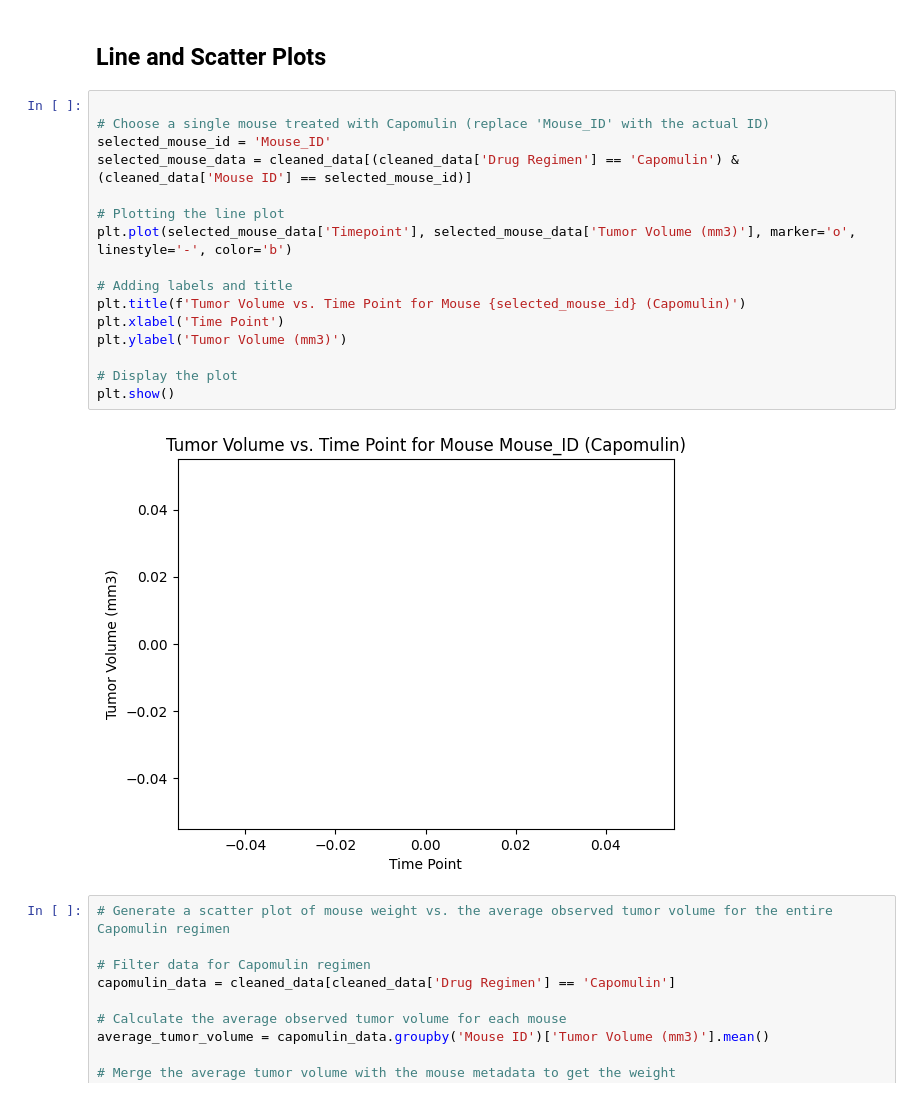
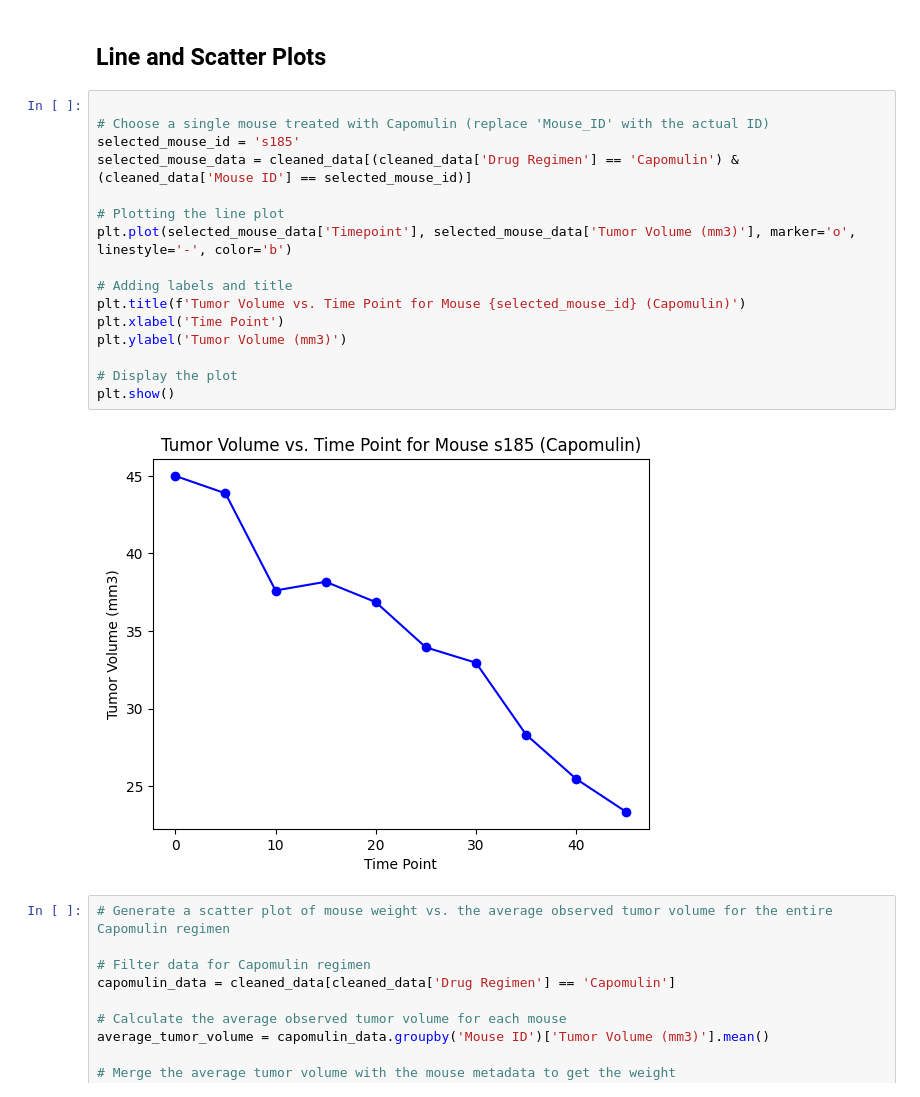
Before and after one commit to thesarahcain/module5-challenge, a Jupyter notebook: Pymaceuticals/pymaceuticals_starter.ipynb, the cells around one changed output. Saved outputs shown, nothing was run; the diff lists cells and outputs as text.

```diff
--- a/Pymaceuticals/pymaceuticals_starter.ipynb
+++ b/Pymaceuticals/pymaceuticals_starter.ipynb
@@ -367,21 +368,21 @@ plt.show()
 # %%
 
 # Choose a single mouse treated with Capomulin (replace 'Mouse_ID' with the actual ID)
-selected_mouse_id = 'Mouse_ID'
+selected_mouse_id = 's185'
 selected_mouse_data = cleaned_data[(cleaned_data['Drug Regimen'] == 'Capomulin') & (cleaned_data['Mouse ID'] == selected_mouse_id)]
 
 # Plotting the line plot
 plt.plot(selected_mouse_data['Timepoint'], selected_mouse_data['Tumor Volume (mm3)'], marker='o', linestyle='-', color='b')
 
 # Adding labels and title
 plt.title(f'Tumor Volume vs. Time Point for Mouse {selected_mouse_id} (Capomulin)')
 plt.xlabel('Time Point')
 plt.ylabel('Tumor Volume (mm3)')
 
 # Display the plot
 plt.show()
 # %% [output]
-[figure, old version]
+[figure, new version]
 # %%
 # Generate a scatter plot of mouse weight vs. the average observed tumor volume for the entire Capomulin regimen
 
```
Also changed, not shown: parts of 1 cell of this notebook.
